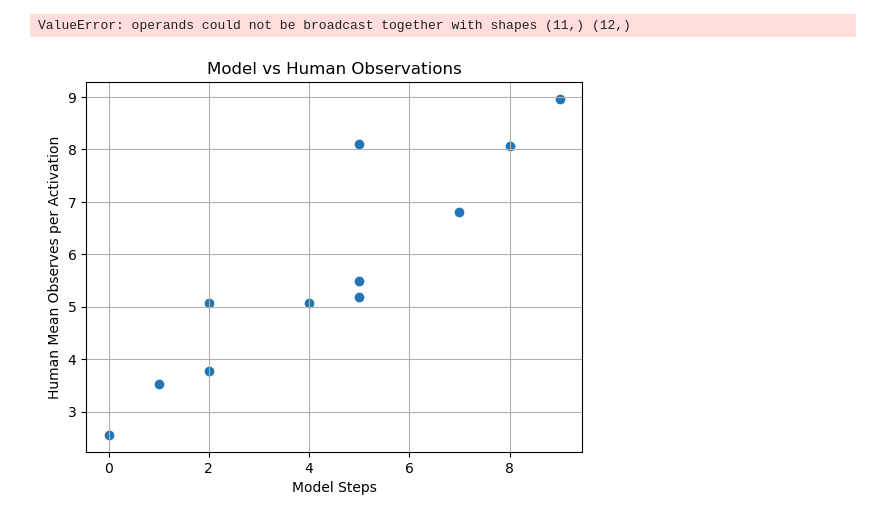
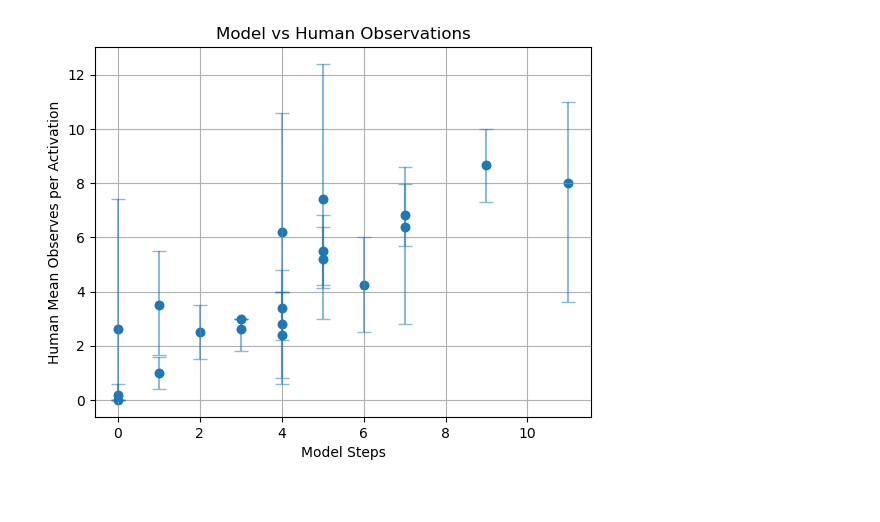
Before and after one commit to lance-ying/social_learning_ToM, a Jupyter notebook: results/analysis_new.ipynb, the cells around one changed output. Drawn from its saved outputs; the diff is of its cells as text; code cells hidden in the pictures.

```diff
--- a/results/analysis_new.ipynb
+++ b/results/analysis_new.ipynb
@@ -3,20 +9,20 @@ human_data ={'mod_s432': {'mean_observe_per_activation': 8.962962962962964, 'boo
 # %%
-import json
 
-with open('/Users/lance/Documents/GitHub/ObserveMove/steps_dict.json', 'r') as f:
+
+with open('/Users/lance/Documents/GitHub/ObserveMove/steps_dict_exp2.json', 'r') as f:
     steps_dict = json.load(f)
 
 arr_model = []
 arr_human = []
 
 for key in steps_dict:
-    if key in ["mod_s111_ascii","mod_s112_ascii", "mod_s442_ascii", "mod_s311_ascii", "mod_s531_ascii", "mod_s543_ascii", "mod_s341_ascii"]:
+    # print(key)
+    if "431" in key or "432" in key or "442" in key:
         continue
-    # print(key)
     human_key = key.replace("_ascii", "")
     if human_key in human_data:
         arr_model.append(steps_dict[key])
 
-        print(key, steps_dict[key], human_data[human_key]['mean_observe_per_activation'])
+        print(key, "model:", steps_dict[key], "human:", human_data[human_key]['mean_observe_per_activation'])
         arr_human.append(human_data[human_key]['mean_observe_per_activation'])
 # %% [output]
@@ -35,18 +71,18 @@ Correlation: 0.970904590526651
 # %%
 import matplotlib.pyplot as plt
 
 plt.scatter(arr_model, arr_human)
 plt.xlabel('Model Steps')
 plt.ylabel('Human Mean Observes per Activation')
 plt.title('Model vs Human Observations')
 plt.grid(True)
 
+exclude_map = ["mod_s111_ascii","mod_s112_ascii", "mod_s341_ascii"]
 # Plot error bars for human confidence intervals
-ci_lowers = [human_data[key.replace("_ascii", "")]['ci_lower'] for key in steps_dict if key.replace("_ascii", "") in human_data]
-ci_uppers = [human_data[key.replace("_ascii", "")]['ci_upper'] for key in steps_dict if key.replace("_ascii", "") in human_data]
+ci_lowers = [human_data[key.replace("_ascii", "")]['ci_lower'] for key in steps_dict if key.replace("_ascii", "") in human_data and key not in exclude_map]
+ci_uppers = [human_data[key.replace("_ascii", "")]['ci_upper'] for key in steps_dict if key.replace("_ascii", "") in human_data and key not in exclude_map]
 yerr = [np.array(arr_human) - np.array(ci_lowers), np.array(ci_uppers) - np.array(arr_human)]
 plt.errorbar(arr_model, arr_human, yerr=yerr, fmt='o', color='tab:blue', alpha=0.5, capsize=5)
 plt.show()
 # %% [output]
-ValueError: operands could not be broadcast together with shapes (11,) (12,)
-[figure, old version]
+[figure, new version]
```
Also changed, not shown: parts of 5 cells of this notebook, 9 other files.
